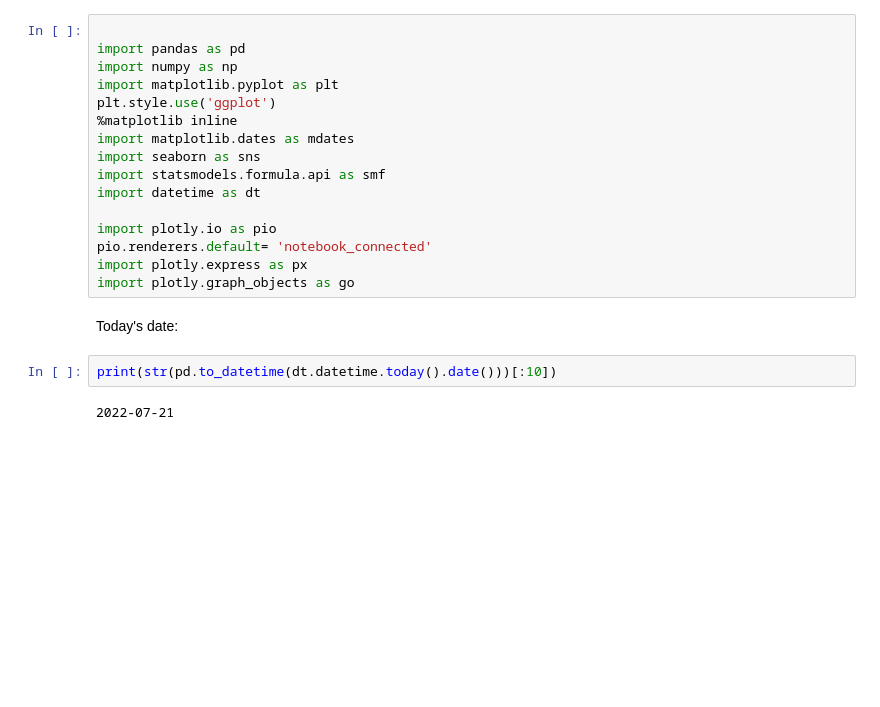
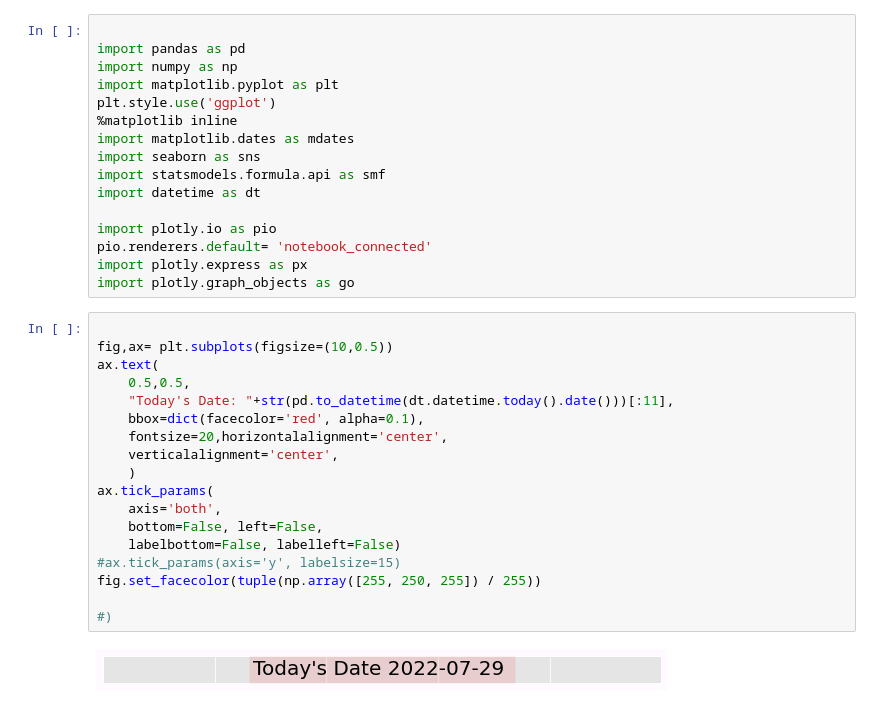
Before and after one commit to snaveerafrizvi/Sunsets-and-Sunrises, a Jupyter notebook: Sunsets_and_sunrises.ipynb, the cells around one changed output. Drawn from its saved outputs; the diff is of its cells as text; blank space fills up the shorter version.

```diff
--- a/Sunsets_and_sunrises.ipynb
+++ b/Sunsets_and_sunrises.ipynb
@@ -14,17 +14,26 @@ import plotly.io as pio
 pio.renderers.default= 'notebook_connected'
 import plotly.express as px
 import plotly.graph_objects as go
-# %% [markdown]
-<div id="current_date"></p>
-Today's date:
-<script>
-document.getElementById("current_date").innerHTML = Date();
-</script>
-</div>
-# %%
-print(str(pd.to_datetime(dt.datetime.today().date()))[:10])
-# %% [output]
-2022-07-21
+# %%
+
+fig,ax= plt.subplots(figsize=(10,0.5))
+ax.text(
+    0.5,0.5,
+    "Today's Date: "+str(pd.to_datetime(dt.datetime.today().date()))[:11],
+    bbox=dict(facecolor='red', alpha=0.1),
+    fontsize=20,horizontalalignment='center',
+    verticalalignment='center',
+    )
+ax.tick_params(
+    axis='both',
+    bottom=False, left=False,
+    labelbottom=False, labelleft=False)
+#ax.tick_params(axis='y', labelsize=15)
+fig.set_facecolor(tuple(np.array([255, 250, 255]) / 255))
+
+#)
+# %% [output]
+[figure, added]
 # %%
 url = "https://www.sunrise-and-sunset.com/en/sun" #Set url
 df= pd.read_html(url)[0] #Read the dataset
```
Also changed, not shown: parts of 15 cells of this notebook.
